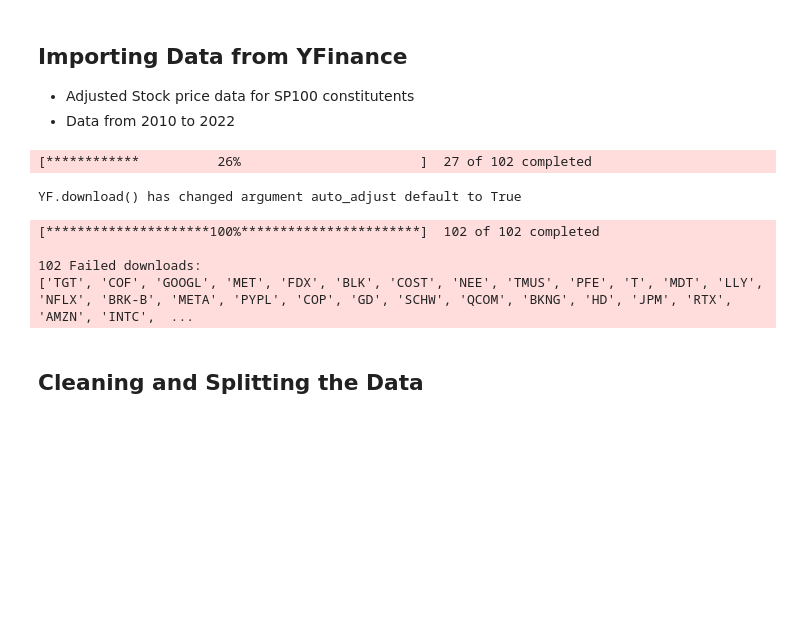
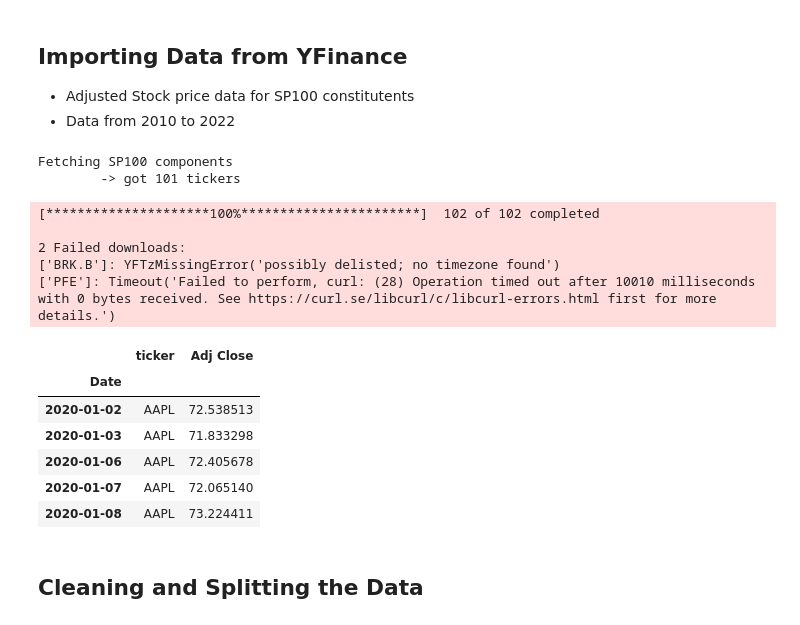
Before and after one commit to joaova/bootcamp-ds-4ed, a Jupyter notebook: index_tracking.ipynb, the cells around one changed output. Cells and saved outputs as stored; diff of their text form; code cells hidden in the pictures; blank space fills up the shorter version.

```diff
--- a/index_tracking.ipynb
+++ b/index_tracking.ipynb
@@ -36,30 +14,0 @@ MKT_INDEX   = "^SP100" # ^GSPC for SP500 or ^SP100
-# %%
-url = 'https://en.wikipedia.org/wiki/S%26P_100'
-
-header = {
-  "User-Agent": "Mozilla/5.0 (X11; Linux x86_64) AppleWebKit/537.36 (KHTML, like Gecko) Chrome/50.0.2661.75 Safari/537.36",
-  "X-Requested-With": "XMLHttpRequest"
-}
-
-r = requests.get(url, headers=header)
-
-sp_assets = pd.read_html(StringIO(r.text))[2]
-
-assets = sp_assets['Symbol'].str.replace('.', '-').tolist()
-
-assets.append('^SP100')
-
-data = yf.download(assets, start=FIRST_DATE, end=LAST_DATE)["Close"]
-
-data = data.reset_index()
-
-df = data.melt(id_vars=['Date'], var_name='Ticker', value_name='Price')
-
-df.to_csv("df.csv")
-# %% [output]
-[************          26%                       ]  27 of 102 completed
-YF.download() has changed argument auto_adjust default to True
-[*********************100%***********************]  102 of 102 completed
-
-102 Failed downloads:
-['TGT', 'COF', 'GOOGL', 'MET', 'FDX', 'BLK', 'COST', 'NEE', 'TMUS', 'PFE', 'T', 'MDT', 'LLY', 'NFLX', 'BRK-B', 'META', 'PYPL', 'COP', 'GD', 'SCHW', 'QCOM', 'BKNG', 'HD', 'JPM', 'RTX', 'AMZN', 'INTC',  ...
@@ -68,3 +15,30 @@ df.dropna(inplace=True)
+# %%
+from utils.data_import import get_sp100
+
+# Options
+FIRST_DATE  = "2020-01-01"
+LAST_DATE   = "2025-01-01"
+N_PROCESSES = 10
+MKT_INDEX   = "^SP100"
+
+df_prices = get_sp100(FIRST_DATE,LAST_DATE)
+
+df_prices.head()
+# %% [output]
+Fetching SP100 components
+        -> got 101 tickers
+[*********************100%***********************]  102 of 102 completed
+
+2 Failed downloads:
+['BRK.B']: YFTzMissingError('possibly delisted; no timezone found')
+['PFE']: Timeout('Failed to perform, curl: (28) Operation timed out after 10010 milliseconds with 0 bytes received. See https://curl.se/libcurl/c/libcurl-errors.html first for more details.')
+|  | ticker | Adj Close |
+| Date |  |  |
+| 2020-01-02 | AAPL | 72.538513 |
+| 2020-01-03 | AAPL | 71.833298 |
+| 2020-01-06 | AAPL | 72.405678 |
+| 2020-01-07 | AAPL | 72.065140 |
+| 2020-01-08 | AAPL | 73.224411 |
 # %% [markdown]
 ## Cleaning and Splitting the Data
 # %%
```
Also changed, not shown: parts of 12 cells of this notebook, 4 other files.
